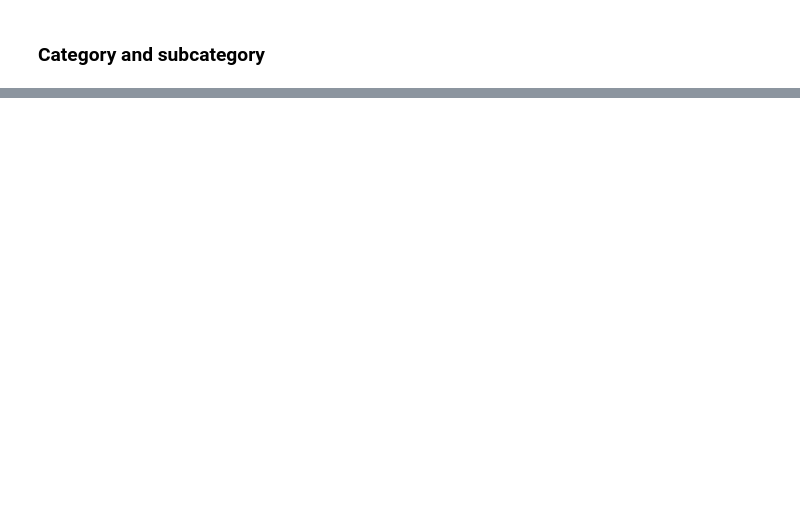
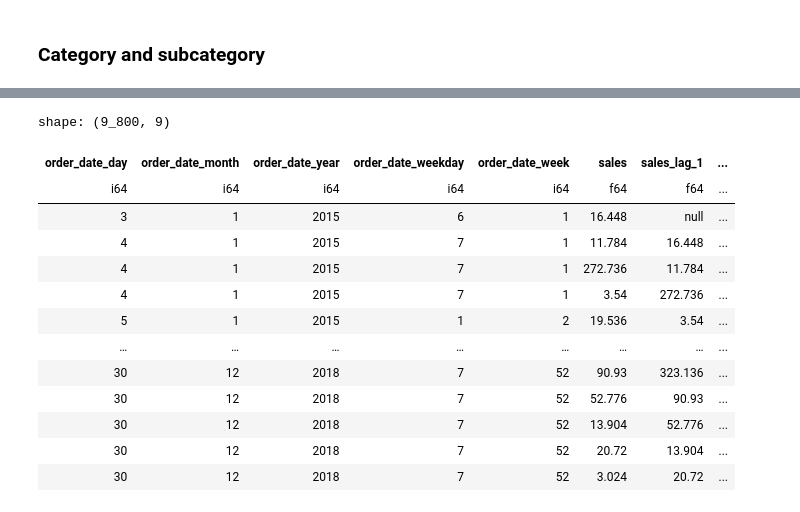
Before and after one commit to PolarsDude/Kaggle, a Jupyter notebook: Superstore Sales Dataset/superstore_sales.ipynb, the cells around one changed output, grey strips where cells are left out. Saved outputs shown, nothing was run; the diff lists cells and outputs as text; code cells hidden in the pictures; blank space fills up the shorter version.

```diff
--- a/Superstore Sales Dataset/superstore_sales.ipynb
+++ b/Superstore Sales Dataset/superstore_sales.ipynb
@@ -423,0 +429,13 @@ INFO:matplotlib.category:Using categorical units to plot a list of strings that
+# %%
+data = data.sort(by = 'order_date')
+# %%
+ml_data = data.select(*[c for c in data.columns if 'order_date_'in c],'sales')
+                      #,'sales','category','season','holiday_name','sub_category')
+ml_data = ml_data.with_columns(pl.col(*[[c for c in data.columns if 'order_date_'in c]]).cast(pl.Int64))
+
+n = 1
+expr_lags = []
+for n in range(1,n+1):
+  expr_lags.append(pl.col('sales').shift(n=int(n)).alias('sales_lag_'+str(n)))
+
+ml_data = ml_data.with_columns(*expr_lags)
@@ -423,0 +475,35 @@ INFO:matplotlib.category:Using categorical units to plot a list of strings that
+# %%
+class polars_lag_variables(BaseEstimator, TransformerMixin):
+    def __init__(self,column,lag_periods):
+        self.column = column
+        self.lag_periods = lag_periods
+
+    def fit(self,X,y = None):
+        return(self)
+
+    def transform(self, X):
+     expr_lags = []
+     for n in range(1, self.lag_periods + 1):
+         expr_lags.append(pl.col(self.column).shift(n=int(n)).alias(self.column + "_lag_" + str(n)))
+
+     X = X.with_columns(*expr_lags)
+     return X
+# %%
+lagger = polars_lag_variables(column='sales',lag_periods=3)
+lagger.fit(ml_data)
+lagger.transform(ml_data)
+# %% [output]
+shape: (9_800, 9)
+| order_date_day | order_date_month | order_date_year | order_date_weekday | order_date_week | sales | sales_lag_1 | ... |
+| i64 | i64 | i64 | i64 | i64 | f64 | f64 | ... |
+| 3 | 1 | 2015 | 6 | 1 | 16.448 | null | ... |
+| 4 | 1 | 2015 | 7 | 1 | 11.784 | 16.448 | ... |
+| 4 | 1 | 2015 | 7 | 1 | 272.736 | 11.784 | ... |
+| 4 | 1 | 2015 | 7 | 1 | 3.54 | 272.736 | ... |
+| 5 | 1 | 2015 | 1 | 2 | 19.536 | 3.54 | ... |
+| … | … | … | … | … | … | … | ... |
+| 30 | 12 | 2018 | 7 | 52 | 90.93 | 323.136 | ... |
+| 30 | 12 | 2018 | 7 | 52 | 52.776 | 90.93 | ... |
+| 30 | 12 | 2018 | 7 | 52 | 13.904 | 52.776 | ... |
+| 30 | 12 | 2018 | 7 | 52 | 20.72 | 13.904 | ... |
+| 30 | 12 | 2018 | 7 | 52 | 3.024 | 20.72 | ... |
```
Also changed, not shown: parts of 25 cells of this notebook, 1 other file.
